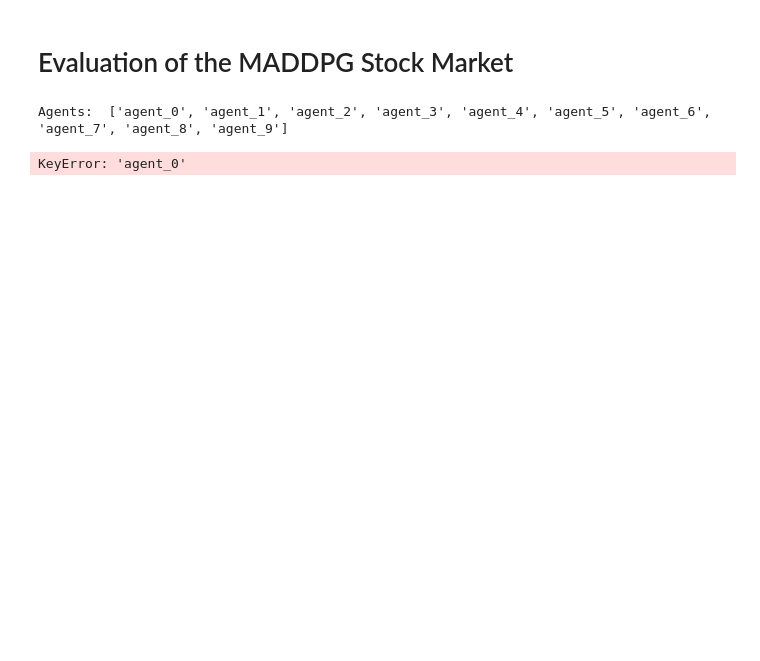
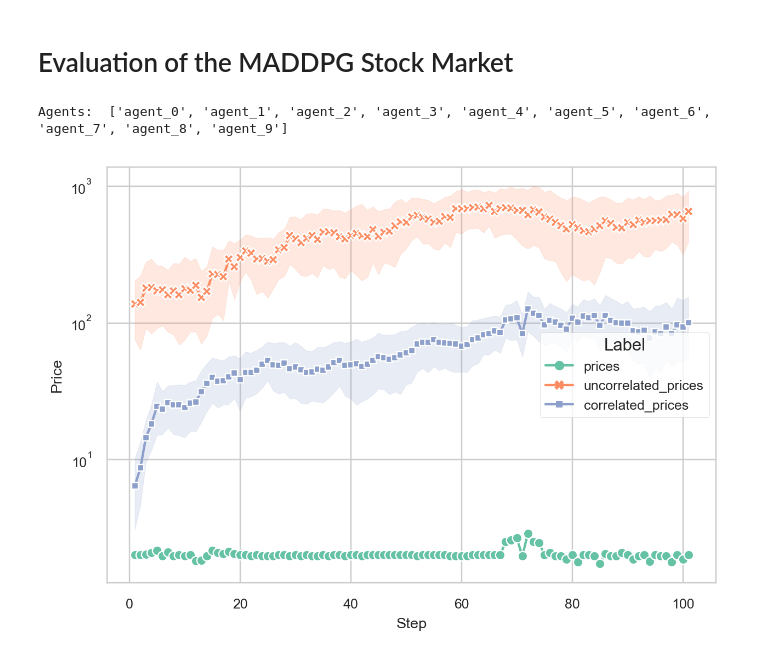
Before and after one commit to ChocolateDave/stock_market, a Jupyter notebook: src/notebook/evaluation.ipynb, the cells around one changed output. Saved outputs shown, nothing was run; the diff lists cells and outputs as text; code cells hidden in the pictures; blank space fills up the shorter version.

```diff
--- a/src/notebook/evaluation.ipynb
+++ b/src/notebook/evaluation.ipynb
@@ -26,10 +26,10 @@ max_cycles: int = 390
 num_company: int = 5
 
 # Network Arguments
-exp_name: str = 'stock_market_lr_0.001'
-epoch: int = 100
+exp_name: str = 'stock_market_10_bs_256_lr_0.01'
+epoch: int = 200
 ckpt_dir: PathLike = os.path.join(
-    f'../../run_logs/28-11-2022_11-29-44_{exp_name:s}',
+    f'../../run_logs/04-12-2022_08-12-01_{exp_name:s}',
     'checkpoint',
     f'{exp_name:s}_{epoch:d}.pt'
 )
@@ -68,22 +68,49 @@ for agent_id, (ob_dim, ac_dim) in agent_dim.items():
                      policy_action_size=ac_dim,
                      device=device,
                      learning_rate=1e-4)
-    # TODO: Update the following line for new checkpoint file
-    agent.load_state_dict(state_dict)
+    agent.load_state_dict(state_dict[agent_id])
     agents[agent_id] = agent
 # %%
 # Evaluation for one episode
+episode_data = pd.DataFrame(columns=['Step', 'Price', 'Label'])
+
 ob_n = env.reset()
 state = env.state()
 episode_done = False
-step: int = 0
+step: int = 1
 while env.agents and not episode_done:
     actions = {}
     for agent_id, ob in ob_n.items():
         ob = th.from_numpy(ob).view(1, -1).float().to(device)
         ac = agents[agent_id].get_action(ob, explore=False)
-        actions[agent_id] = process_step_ac(ac)
+        actions[agent_id] = process_step_ac(ac, env.action_space(agent_id))
 
-    next_ob_n, rew_n, done_n, truncated_n, _ = env.step(actions)
+    ob_n, _, _, truncated_n, info = env.step(actions)
+    episode_done = all(truncated_n.values())
+
+    # Process and store data
+    for key, value in info.items():
+        if isinstance(value, float):
+            episode_data.loc[len(episode_data)] = [step, value, key]
+        if isinstance(value, np.ndarray):
+            episode_data = pd.concat([
+                episode_data,
+                pd.DataFrame.from_dict({
+                    'Step': [step] * len(value),
+                    'Price': value,
+                    'Label': [key] * len(value)
+                })
+            ])
+
+    step += 1
+
+# Plotting
+fig, ax = plt.subplots(1, 1, dpi=224)
+ax = sns.lineplot(
+    data=episode_data,
+    x='Step', y='Price', hue='Label', palette='Set2',
+    style='Label', markers=True, dashes=False, ax=ax
+)
+ax.set_yscale('log')
 # %% [output]
-KeyError: 'agent_0'
+[figure, added]
```
Also changed, not shown: parts of 1 cell of this notebook, 2 other files.
